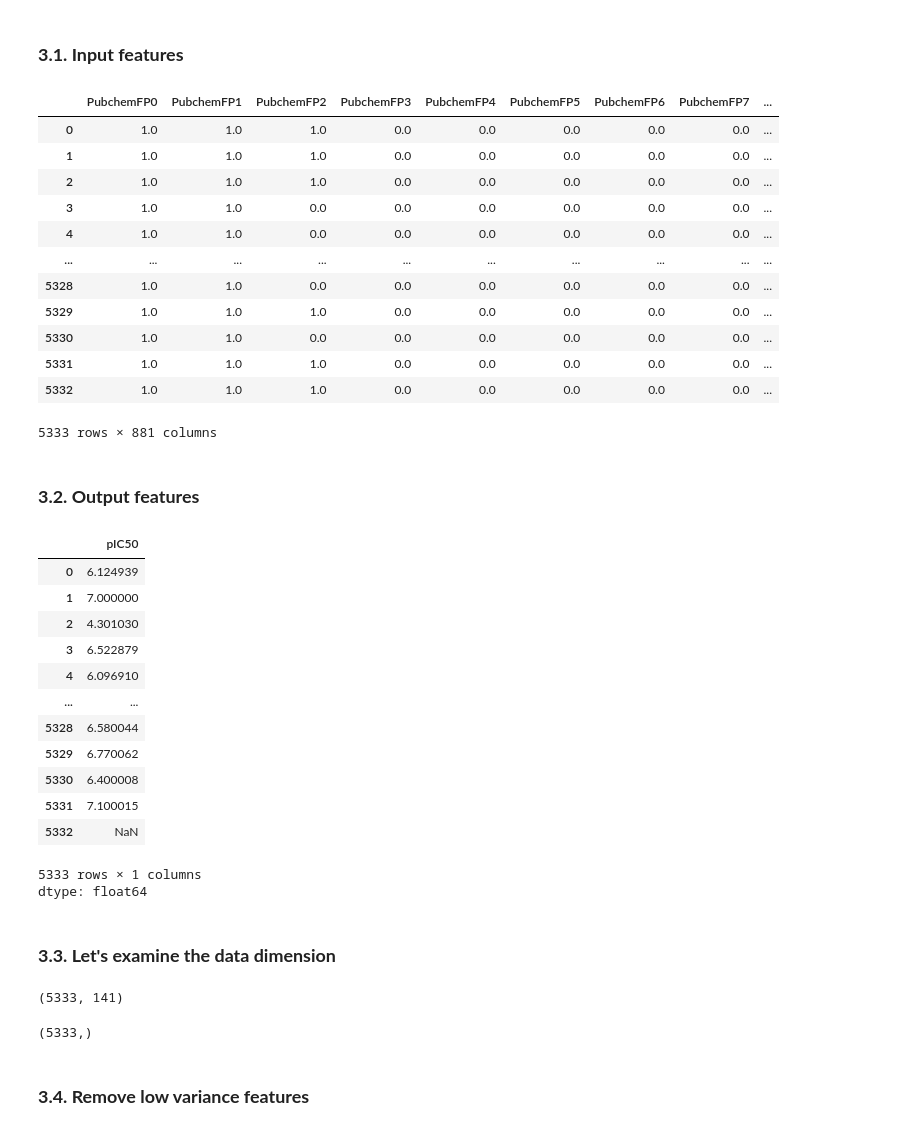
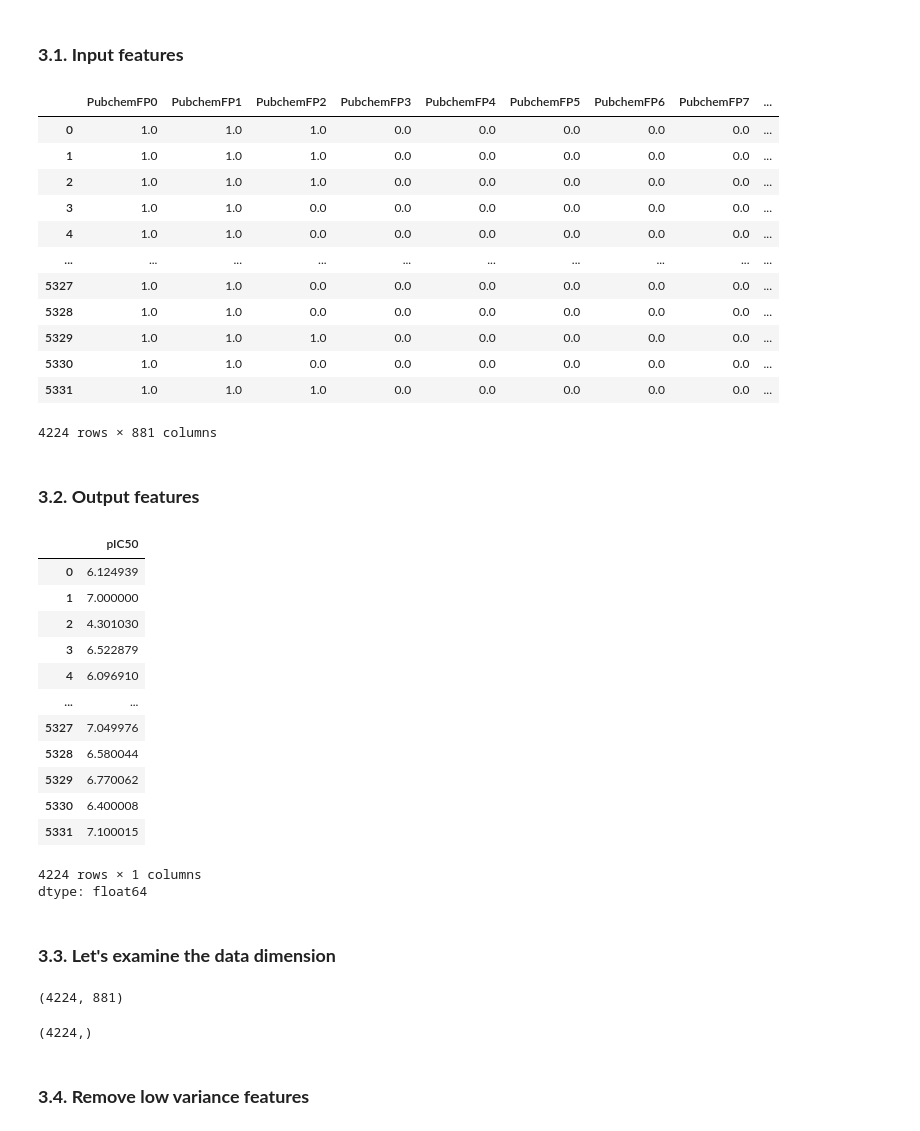
Before and after one commit to IrfanShaik35/Data-Analysis-Projects, a Jupyter notebook: Drug Discovery/4. model_training_Regression_Random_Forest.ipynb, the cells around one changed output. Saved outputs shown, nothing was run; the diff lists cells and outputs as text; code cells hidden in the pictures.

```diff
--- a/Drug Discovery/4. model_training_Regression_Random_Forest.ipynb
+++ b/Drug Discovery/4. model_training_Regression_Random_Forest.ipynb
@@ -23,22 +23,23 @@ The ***Acetylcholinesterase*** data set contains 881 input features and 1 output
 # %% [markdown]
 ### **3.1. Input features**
 # %%
+df = df.dropna(subset=["pIC50"])
 X = df.drop('pIC50', axis=1)
 X
 # %% [output]
 |  | PubchemFP0 | PubchemFP1 | PubchemFP2 | PubchemFP3 | PubchemFP4 | PubchemFP5 | PubchemFP6 | PubchemFP7 | ... |
 | 0 | 1.0 | 1.0 | 1.0 | 0.0 | 0.0 | 0.0 | 0.0 | 0.0 | ... |
 | 1 | 1.0 | 1.0 | 1.0 | 0.0 | 0.0 | 0.0 | 0.0 | 0.0 | ... |
 | 2 | 1.0 | 1.0 | 1.0 | 0.0 | 0.0 | 0.0 | 0.0 | 0.0 | ... |
 | 3 | 1.0 | 1.0 | 0.0 | 0.0 | 0.0 | 0.0 | 0.0 | 0.0 | ... |
 | 4 | 1.0 | 1.0 | 0.0 | 0.0 | 0.0 | 0.0 | 0.0 | 0.0 | ... |
 | ... | ... | ... | ... | ... | ... | ... | ... | ... | ... |
+| 5327 | 1.0 | 1.0 | 0.0 | 0.0 | 0.0 | 0.0 | 0.0 | 0.0 | ... |
 | 5328 | 1.0 | 1.0 | 0.0 | 0.0 | 0.0 | 0.0 | 0.0 | 0.0 | ... |
 | 5329 | 1.0 | 1.0 | 1.0 | 0.0 | 0.0 | 0.0 | 0.0 | 0.0 | ... |
 | 5330 | 1.0 | 1.0 | 0.0 | 0.0 | 0.0 | 0.0 | 0.0 | 0.0 | ... |
 | 5331 | 1.0 | 1.0 | 1.0 | 0.0 | 0.0 | 0.0 | 0.0 | 0.0 | ... |
-| 5332 | 1.0 | 1.0 | 1.0 | 0.0 | 0.0 | 0.0 | 0.0 | 0.0 | ... |
-5333 rows × 881 columns
+4224 rows × 881 columns
 # %% [markdown]
 ### **3.2. Output features**
 # %%
@@ -52,23 +53,23 @@ Y
 | 3 | 6.522879 |
 | 4 | 6.096910 |
 | ... | ... |
+| 5327 | 7.049976 |
 | 5328 | 6.580044 |
 | 5329 | 6.770062 |
 | 5330 | 6.400008 |
 | 5331 | 7.100015 |
-| 5332 | NaN |
-5333 rows × 1 columns
+4224 rows × 1 columns
 dtype: float64
 # %% [markdown]
 ### **3.3. Let's examine the data dimension**
 # %%
 X.shape
 # %% [output]
-(5333, 141)
+(4224, 881)
 # %%
 Y.shape
 # %% [output]
-(5333,)
+(4224,)
 # %% [markdown]
 ### **3.4. Remove low variance features**
 # %%
```
Also changed, not shown: parts of 5 cells of this notebook.
